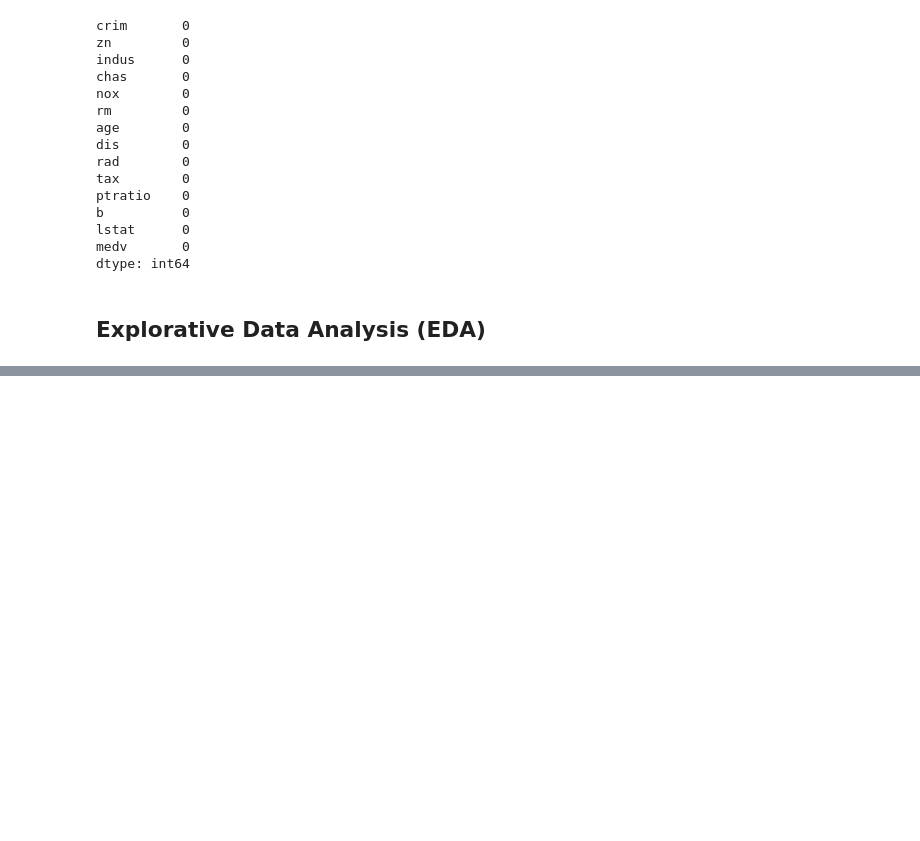
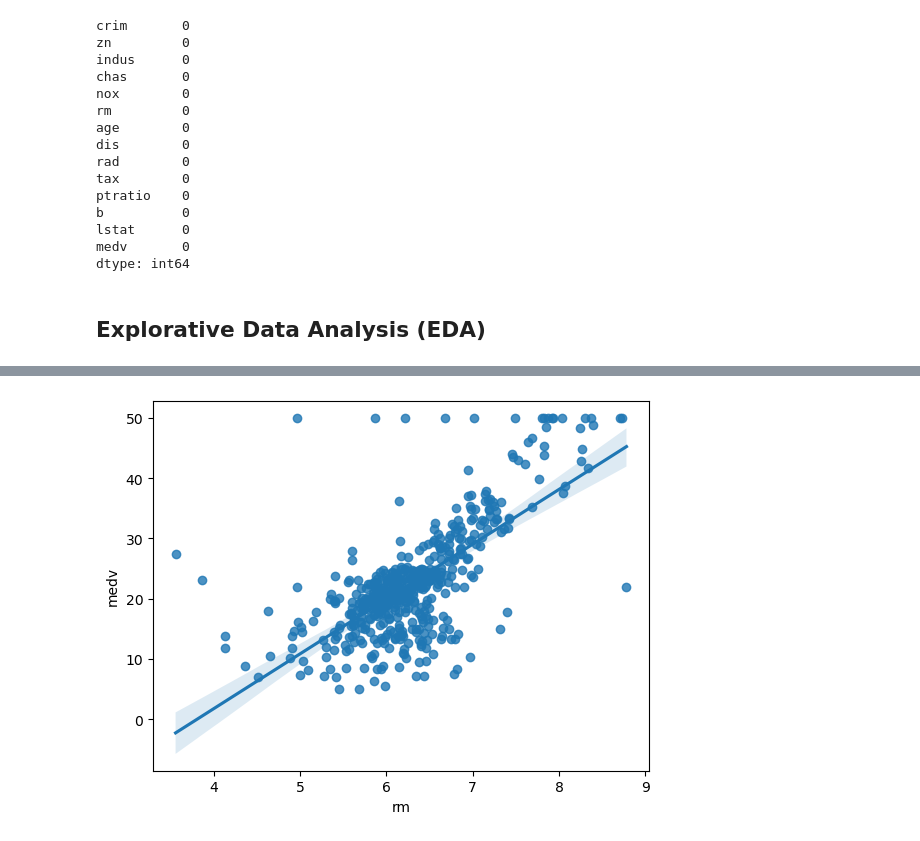
Before and after one commit to AtharvaIngale/BHP_ML_LR, a Jupyter notebook: Main.ipynb, the cells around one changed output, grey strips where cells are left out. Saved outputs shown, nothing was run; the diff lists cells and outputs as text; code cells hidden in the pictures; blank space fills up the shorter version.

```diff
--- a/Main.ipynb
+++ b/Main.ipynb
@@ -158,0 +183,6 @@ dataset.corr()
+# %%
+# Regression Plot price vs no. of rooms
+sns.regplot(x="rm", y="medv", data=dataset)
+plt.show()
+# %% [output]
+[figure, added]
```
Also changed, not shown: parts of 17 cells of this notebook.
